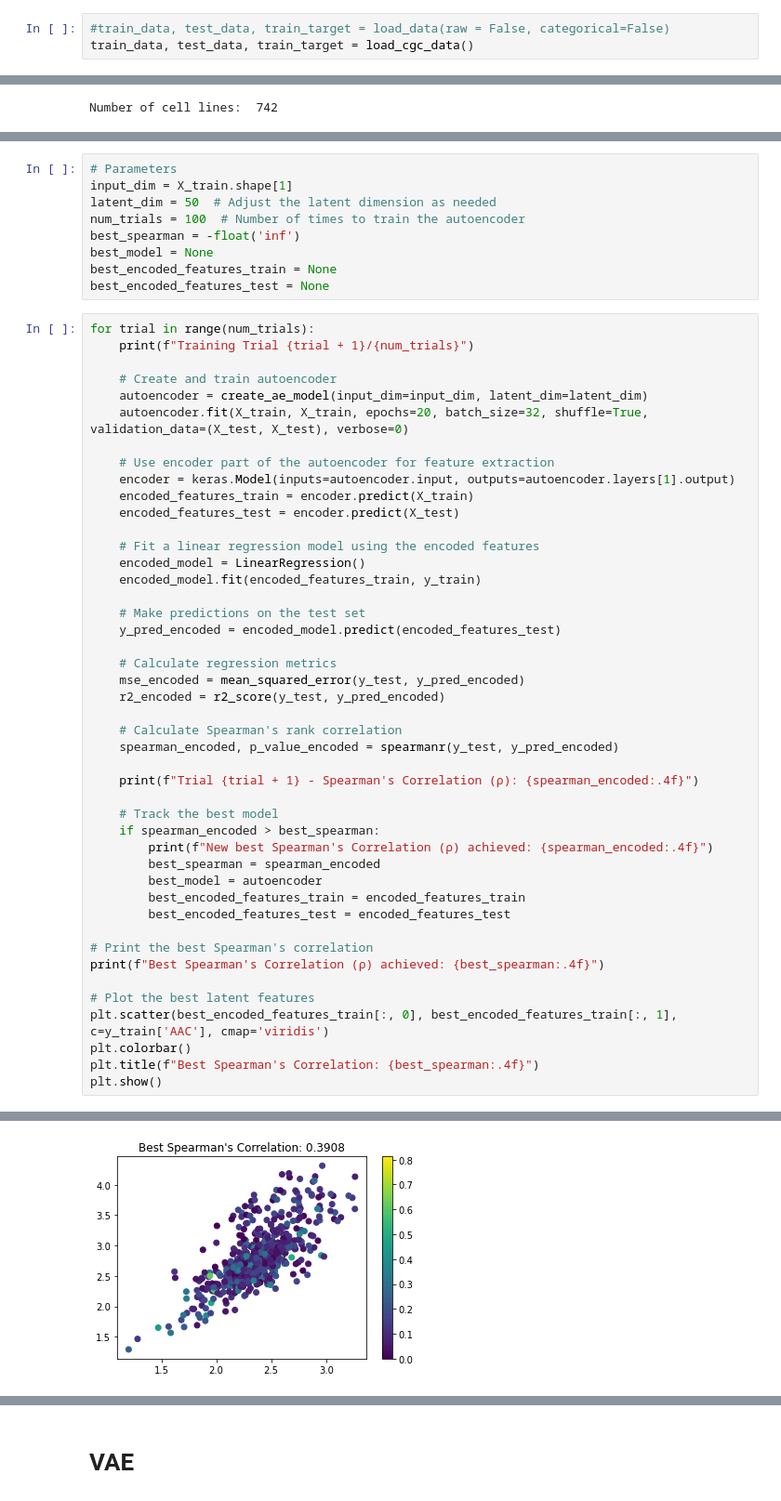
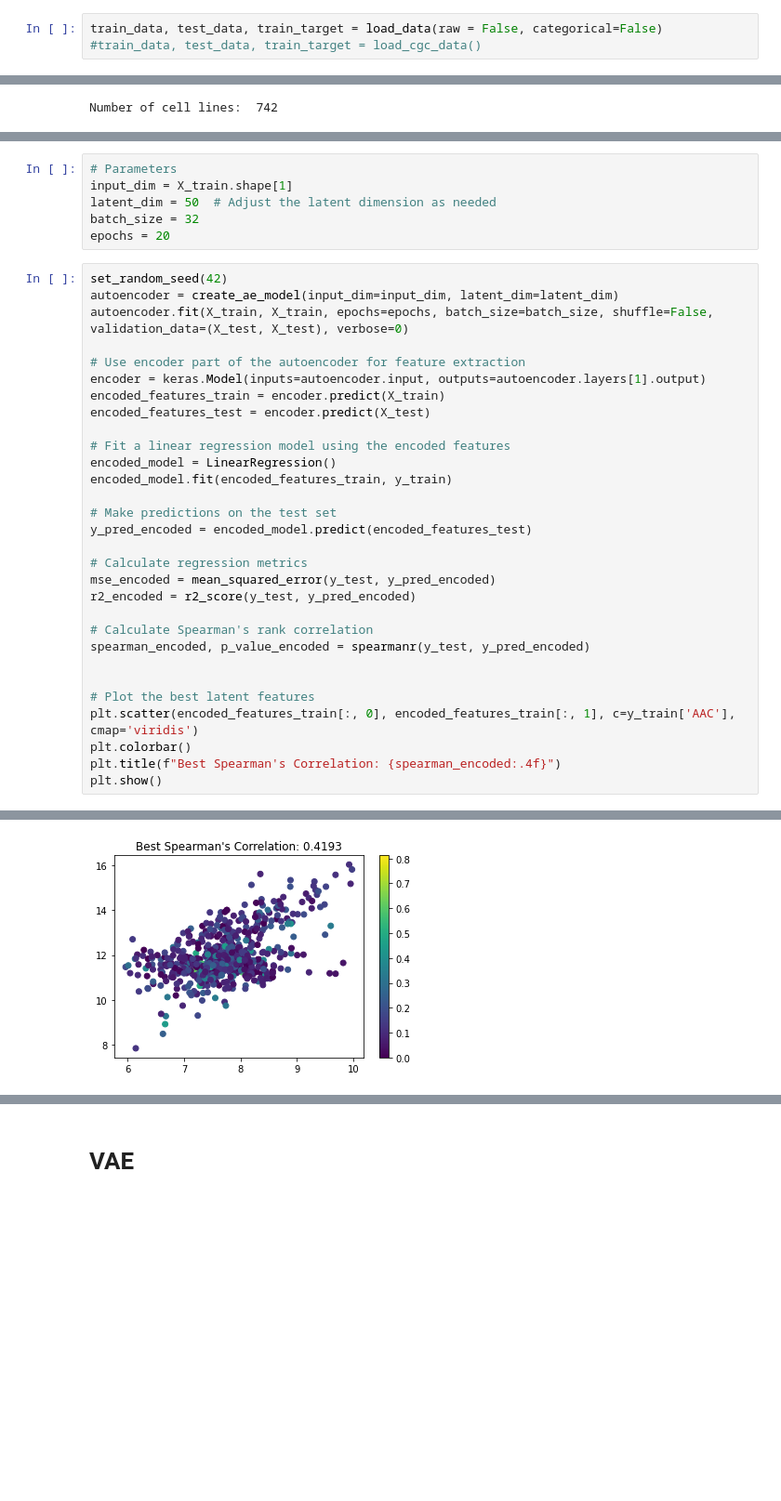
Before and after one commit to oskarboesch/ml-project-2-lol-ml, a Jupyter notebook: src/notebooks/auto_encoder.ipynb, the cells around one changed output, grey strips where cells are left out. Shown at 93% size. Drawn from its saved outputs; the diff is of its cells as text; blank space fills up the shorter version.

```diff
--- a/src/notebooks/auto_encoder.ipynb
+++ b/src/notebooks/auto_encoder.ipynb
@@ -23,8 +25,8 @@ To enable the following instructions: AVX2 FMA, in other operations, rebuild Ten
 # Can be used with both CGC and non CGC column selection
 Be careful with the comments
 # %%
-#train_data, test_data, train_target = load_data(raw = False, categorical=False)
-train_data, test_data, train_target = load_cgc_data()
+train_data, test_data, train_target = load_data(raw = False, categorical=False)
+#train_data, test_data, train_target = load_cgc_data()
 # %%
 nb_cell_lines = train_data.shape[0]
 print("Number of cell lines: ", nb_cell_lines)
@@ -37,54 +39,36 @@ X_train, X_test, y_train, y_test = train_test_split(train_data, train_target, te
 # Parameters
 input_dim = X_train.shape[1]
 latent_dim = 50  # Adjust the latent dimension as needed
-num_trials = 100  # Number of times to train the autoencoder
-best_spearman = -float('inf')
-best_model = None
-best_encoded_features_train = None
-best_encoded_features_test = None
+batch_size = 32
+epochs = 20
 # %%
-for trial in range(num_trials):
-    print(f"Training Trial {trial + 1}/{num_trials}")
+set_random_seed(42)
+autoencoder = create_ae_model(input_dim=input_dim, latent_dim=latent_dim)
+autoencoder.fit(X_train, X_train, epochs=epochs, batch_size=batch_size, shuffle=False, validation_data=(X_test, X_test), verbose=0)
 
-    # Create and train autoencoder
-    autoencoder = create_ae_model(input_dim=input_dim, latent_dim=latent_dim)
-    autoencoder.fit(X_train, X_train, epochs=20, batch_size=32, shuffle=True, validation_data=(X_test, X_test), verbose=0)
+# Use encoder part of the autoencoder for feature extraction
+encoder = keras.Model(inputs=autoencoder.input, outputs=autoencoder.layers[1].output)
+encoded_features_train = encoder.predict(X_train)
+encoded_features_test = encoder.predict(X_test)
 
-    # Use encoder part of the autoencoder for feature extraction
-    encoder = keras.Model(inputs=autoencoder.input, outputs=autoencoder.layers[1].output)
-    encoded_features_train = encoder.predict(X_train)
-    encoded_features_test = encoder.predict(X_test)
+# Fit a linear regression model using the encoded features
+encoded_model = LinearRegression()
+encoded_model.fit(encoded_features_train, y_train)
 
-    # Fit a linear regression model using the encoded features
-    encoded_model = LinearRegression()
-    encoded_model.fit(encoded_features_train, y_train)
+# Make predictions on the test set
+y_pred_encoded = encoded_model.predict(encoded_features_test)
 
-    # Make predictions on the test set
-    y_pred_encoded = encoded_model.predict(encoded_features_test)
+# Calculate regression metrics
+mse_encoded = mean_squared_error(y_test, y_pred_encoded)
+r2_encoded = r2_score(y_test, y_pred_encoded)
 
-    # Calculate regression metrics
-    mse_encoded = mean_squared_error(y_test, y_pred_encoded)
-    r2_encoded = r2_score(y_test, y_pred_encoded)
+# Calculate Spearman's rank correlation
+spearman_encoded, p_value_encoded = spearmanr(y_test, y_pred_encoded)
 
-    # Calculate Spearman's rank correlation
-    spearman_encoded, p_value_encoded = spearmanr(y_test, y_pred_encoded)
-
-    print(f"Trial {trial + 1} - Spearman's Correlation (ρ): {spearman_encoded:.4f}")
-
-    # Track the best model
-    if spearman_encoded > best_spearman:
-        print(f"New best Spearman's Correlation (ρ) achieved: {spearman_encoded:.4f}")
-        best_spearman = spearman_encoded
-        best_model = autoencoder
-        best_encoded_features_train = encoded_features_train
-        best_encoded_features_test = encoded_features_test
-
-# Print the best Spearman's correlation
-print(f"Best Spearman's Correlation (ρ) achieved: {best_spearman:.4f}")
 
 # Plot the best latent features
-plt.scatter(best_encoded_features_train[:, 0], best_encoded_features_train[:, 1], c=y_train['AAC'], cmap='viridis')
+plt.scatter(encoded_features_train[:, 0], encoded_features_train[:, 1], c=y_train['AAC'], cmap='viridis')
 plt.colorbar()
-plt.title(f"Best Spearman's Correlation: {best_spearman:.4f}")
+plt.title(f"Best Spearman's Correlation: {spearman_encoded:.4f}")
 plt.show()
 # %% [output]
@@ -108,2 +78,2 @@ Best Spearman's Correlation (ρ) achieved: 0.3908
-[figure, old version]
+[figure, new version]
 # %%
```
Also changed, not shown: parts of 7 cells of this notebook, 8 other files.
